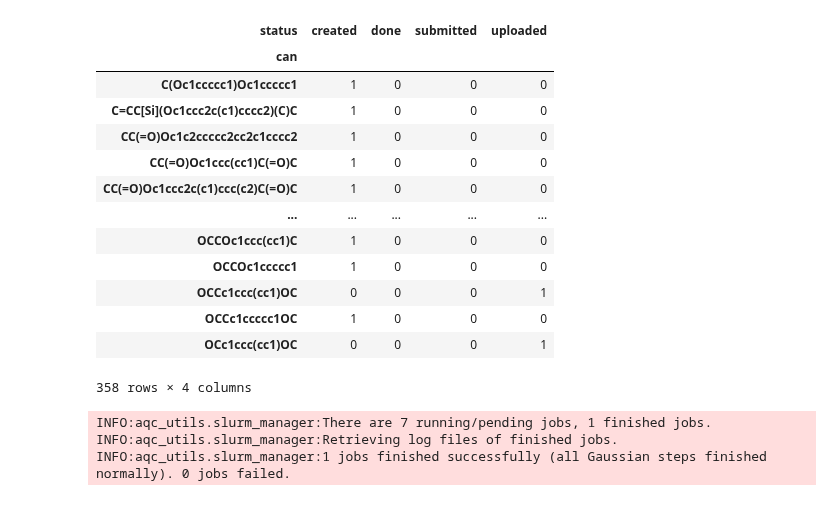
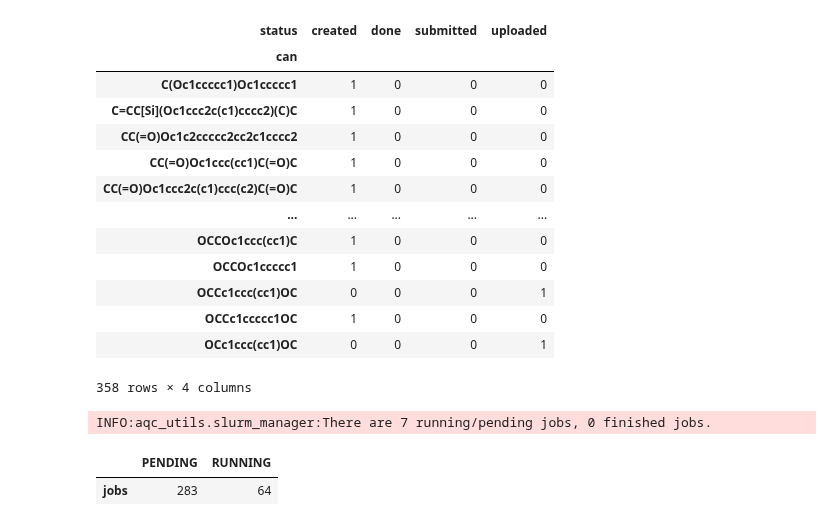
Before and after one commit to truejulosdu13/NiCOlit, a Jupyter notebook: notebooks/3_generate_&_submit_gaussian_jobs.ipynb, the cells around one changed output. Drawn from its saved outputs; the diff is of its cells as text; code cells hidden in the pictures.

```diff
--- a/notebooks/3_generate_&_submit_gaussian_jobs.ipynb
+++ b/notebooks/3_generate_&_submit_gaussian_jobs.ipynb
@@ -106,9 +106,12 @@ sm.get_job_stats(split_by_can=True)
 | OCCc1ccccc1OC | 1 | 0 | 0 | 0 |
 | OCc1ccc(cc1)OC | 0 | 0 | 0 | 1 |
 358 rows × 4 columns
-# %%
-sm.retrieve_jobs()
-# %% [output]
-INFO:aqc_utils.slurm_manager:There are 7 running/pending jobs, 1 finished jobs.
-INFO:aqc_utils.slurm_manager:Retrieving log files of finished jobs.
-INFO:aqc_utils.slurm_manager:1 jobs finished successfully (all Gaussian steps finished normally). 0 jobs failed.
+# %%
+sm.retrieve_jobs()
+# %% [output]
+INFO:aqc_utils.slurm_manager:There are 7 running/pending jobs, 0 finished jobs.
+# %%
+sm.squeue()
+# %% [output]
+|  | PENDING | RUNNING |
+| jobs | 283 | 64 |
```
Also changed, not shown: 2 other files.
